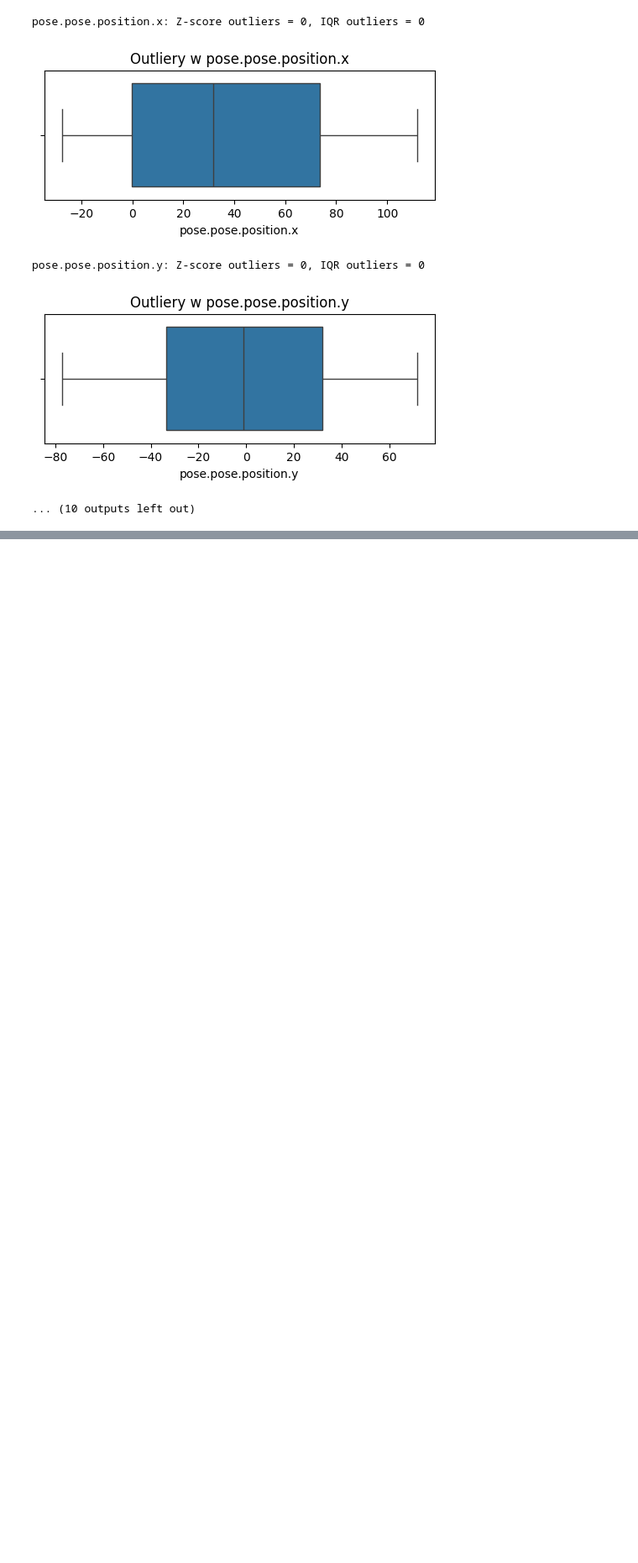
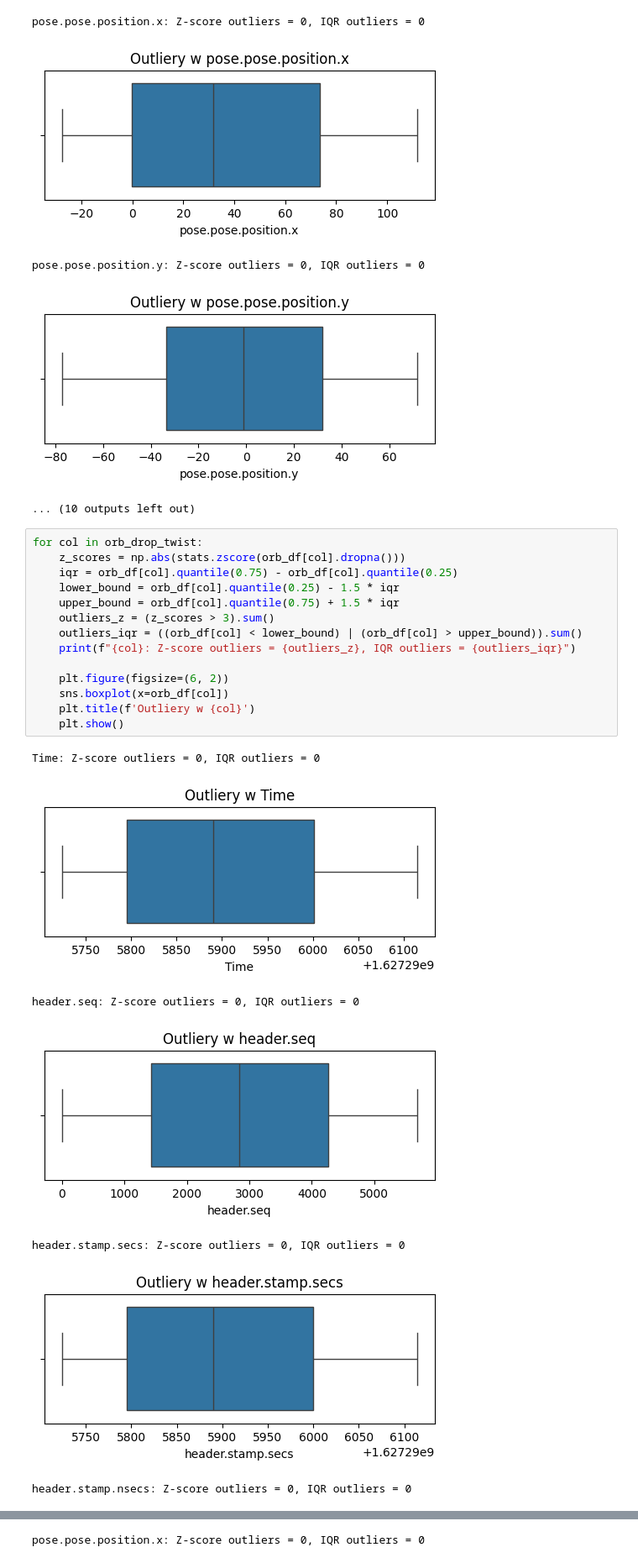
Before and after one commit to KingaBurnejko/DataWarehousesAndAnalyticalProcessing-project, a Jupyter notebook: F_data-analysis.ipynb, the cells around one changed output, grey strips where cells are left out. Shown at 84% size. Saved outputs shown, nothing was run; the diff lists cells and outputs as text; blank space fills up the shorter version.

```diff
--- a/F_data-analysis.ipynb
+++ b/F_data-analysis.ipynb
@@ -226,3 +337,25 @@ pose.pose.position.x: Z-score outliers = 0, IQR outliers = 0
 pose.pose.position.y: Z-score outliers = 0, IQR outliers = 0
 [figure]
 ... (10 outputs left out)
+# %%
+for col in orb_drop_twist:
+    z_scores = np.abs(stats.zscore(orb_df[col].dropna()))
+    iqr = orb_df[col].quantile(0.75) - orb_df[col].quantile(0.25)
+    lower_bound = orb_df[col].quantile(0.25) - 1.5 * iqr
+    upper_bound = orb_df[col].quantile(0.75) + 1.5 * iqr
+    outliers_z = (z_scores > 3).sum()
+    outliers_iqr = ((orb_df[col] < lower_bound) | (orb_df[col] > upper_bound)).sum()
+    print(f"{col}: Z-score outliers = {outliers_z}, IQR outliers = {outliers_iqr}")
+
+    plt.figure(figsize=(6, 2))
+    sns.boxplot(x=orb_df[col])
+    plt.title(f'Outliery w {col}')
+    plt.show()
+# %% [output]
+Time: Z-score outliers = 0, IQR outliers = 0
+[figure, added]
+header.seq: Z-score outliers = 0, IQR outliers = 0
+[figure, added]
+header.stamp.secs: Z-score outliers = 0, IQR outliers = 0
+[figure, added]
+header.stamp.nsecs: Z-score outliers = 0, IQR outliers = 0
@@ -228,0 +363 @@ pose.pose.position.y: Z-score outliers = 0, IQR outliers = 0
+pose.pose.position.x: Z-score outliers = 0, IQR outliers = 0
```
Also changed, not shown: parts of 11 cells of this notebook.
